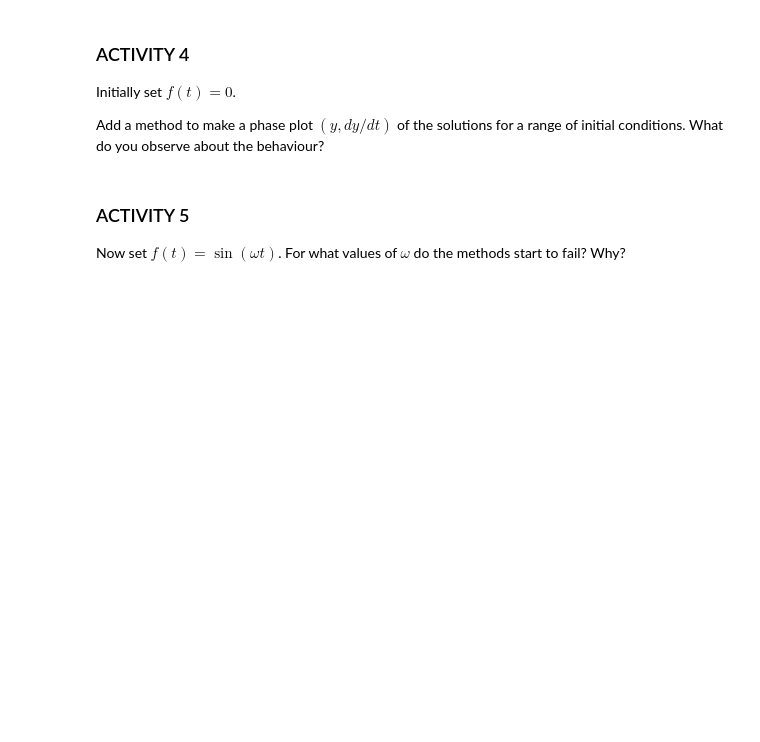
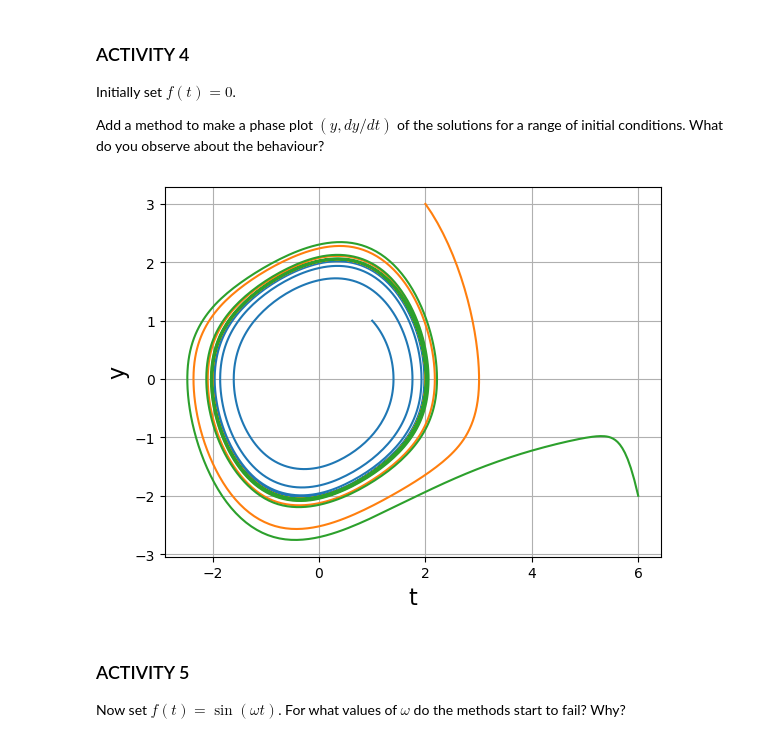
Before and after one commit to VeatrikiVas/TopicsInSciComp, a Jupyter notebook: Notebooks/Week4_LabExercises.ipynb, the cells around one changed output. Saved outputs shown, nothing was run; the diff lists cells and outputs as text; code cells hidden in the pictures; blank space fills up the shorter version.

```diff
--- a/Notebooks/Week4_LabExercises.ipynb
+++ b/Notebooks/Week4_LabExercises.ipynb
@@ -322,7 +327,7 @@ class VanDerPolOscillator:
         self._solution_t = solution.t
         self._solution_y = solution.y[0]
         self._solution_v = solution.y[1]
-        elf._solution_solved = True
+        self._solution_solved = True
 
     def calculate_VDP_dydt(self, t,y) :
         y_t = y[0]
@@ -359,7 +364,30 @@ Add a method to make a phase plot $(y, dy/dt)$ of the solutions for a range of i
 # %%
 # Phase plot
 
 # UPDATE ME!
+def my_f_of_t(t):
+    return 0.0
+
+lifetime = 40
+a_damping = 0.1
+my_oscillator = VanDerPolOscillator(my_f_of_t, a_damping, lifetime) # create an instance of the class
+steps = 1000
+
+y0 = np.array([1.0,1.0])
+my_oscillator.integrate_VDP_oscillator(y0,steps)
+my_oscillator.plot_phase_plot()
+
+y0 = np.array([2.0, 3.0])
+my_oscillator.integrate_VDP_oscillator(y0, steps)
+my_oscillator.plot_phase_plot()
+
+y0 = np.array([6.0, -2.0])
+my_oscillator.integrate_VDP_oscillator(y0, steps)
+my_oscillator.plot_phase_plot()
+
+# If we start within it we spiral outwards, if outside we spiral in to it
+# %% [output]
+[figure, added]
 # %% [markdown]
 ### ACTIVITY 5
 
```
Also changed, not shown: parts of 4 cells of this notebook.
